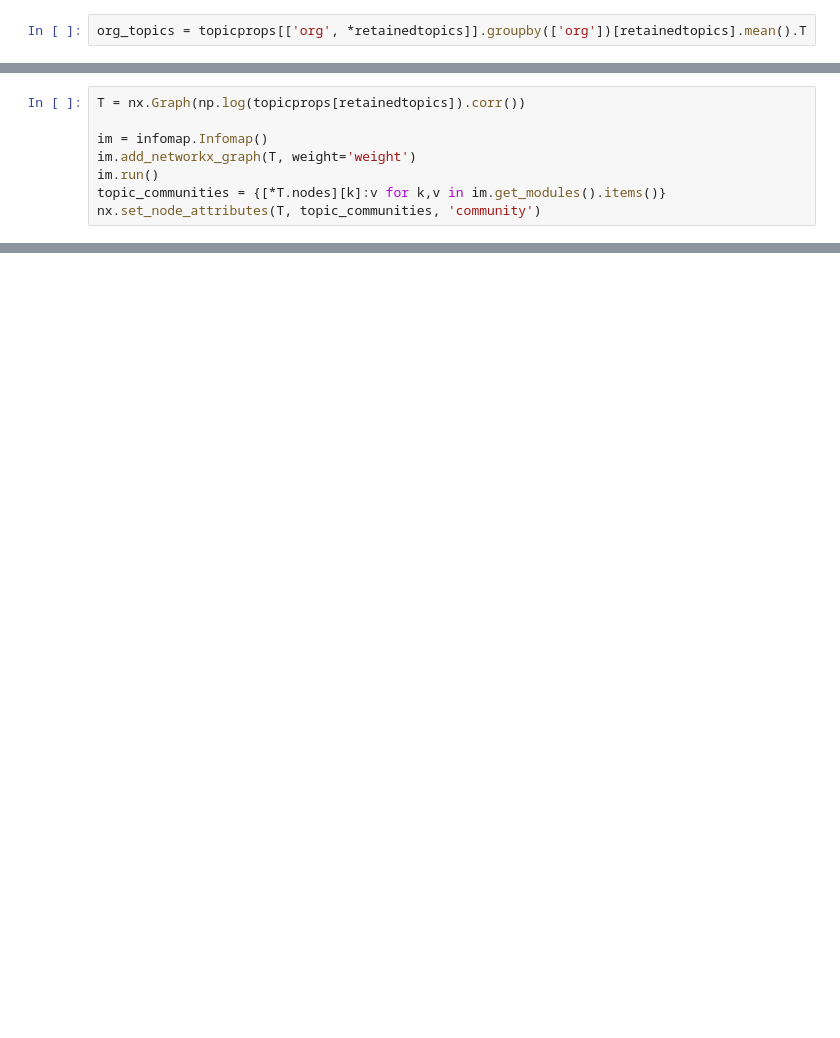
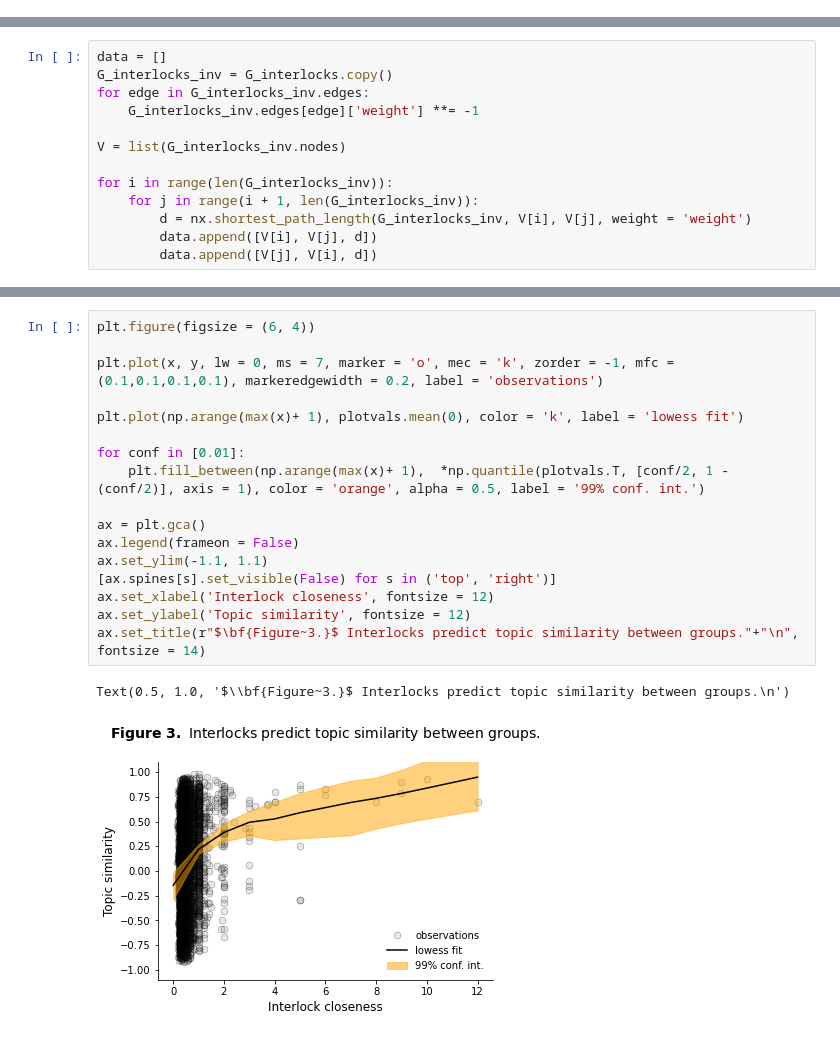
Before and after one commit to galenphall/ideology_private_interest_replication, a Jupyter notebook: development.ipynb, the cells around one changed output, grey strips where cells are left out. Cells and saved outputs as stored; diff of their text form; blank space fills up the shorter version.

```diff
--- a/development.ipynb
+++ b/development.ipynb
@@ -87,2 +209,0 @@ org_community_topics['label'] = org_community_topics.index.map(topiclabels.set_i
-# %%
-org_topics = topicprops[['org', *retainedtopics]].groupby(['org'])[retainedtopics].mean().T
@@ -160,8 +209,0 @@ dtype: object
-# %%
-T = nx.Graph(np.log(topicprops[retainedtopics]).corr())
-
-im = infomap.Infomap()
-im.add_networkx_graph(T, weight='weight')
-im.run()
-topic_communities = {[*T.nodes][k]:v for k,v in im.get_modules().items()}
-nx.set_node_attributes(T, topic_communities, 'community')
@@ -189,0 +236,13 @@ topiclabels
+# %%
+data = []
+G_interlocks_inv = G_interlocks.copy()
+for edge in G_interlocks_inv.edges:
+    G_interlocks_inv.edges[edge]['weight'] **= -1
+
+V = list(G_interlocks_inv.nodes)
+
+for i in range(len(G_interlocks_inv)):
+    for j in range(i + 1, len(G_interlocks_inv)):
+        d = nx.shortest_path_length(G_interlocks_inv, V[i], V[j], weight = 'weight')
+        data.append([V[i], V[j], d])
+        data.append([V[j], V[i], d])
@@ -189,0 +281,20 @@ topiclabels
+# %%
+plt.figure(figsize = (6, 4))
+
+plt.plot(x, y, lw = 0, ms = 7, marker = 'o', mec = 'k', zorder = -1, mfc = (0.1,0.1,0.1,0.1), markeredgewidth = 0.2, label = 'observations')
+
+plt.plot(np.arange(max(x)+ 1), plotvals.mean(0), color = 'k', label = 'lowess fit')
+
+for conf in [0.01]:
+    plt.fill_between(np.arange(max(x)+ 1),  *np.quantile(plotvals.T, [conf/2, 1 - (conf/2)], axis = 1), color = 'orange', alpha = 0.5, label = '99% conf. int.')
+
+ax = plt.gca()
+ax.legend(frameon = False)
+ax.set_ylim(-1.1, 1.1)
+[ax.spines[s].set_visible(False) for s in ('top', 'right')]
+ax.set_xlabel('Interlock closeness', fontsize = 12)
+ax.set_ylabel('Topic similarity', fontsize = 12)
+ax.set_title(r"$\bf{Figure~3.}$ Interlocks predict topic similarity between groups."+"\n", fontsize = 14)
+# %% [output]
+Text(0.5, 1.0, '$\\bf{Figure~3.}$ Interlocks predict topic similarity between groups.\n')
+[figure, added]
```
Also changed, not shown: parts of 16 cells of this notebook.
